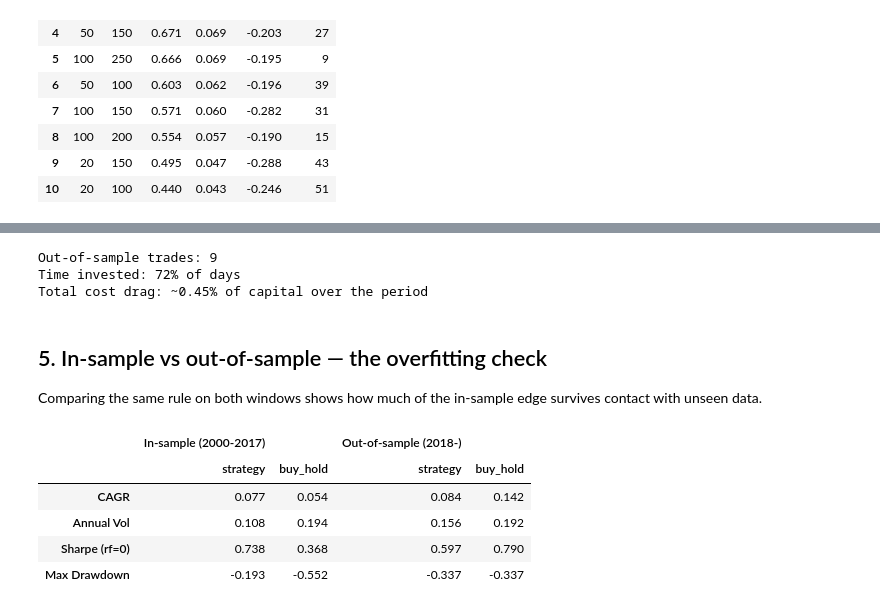
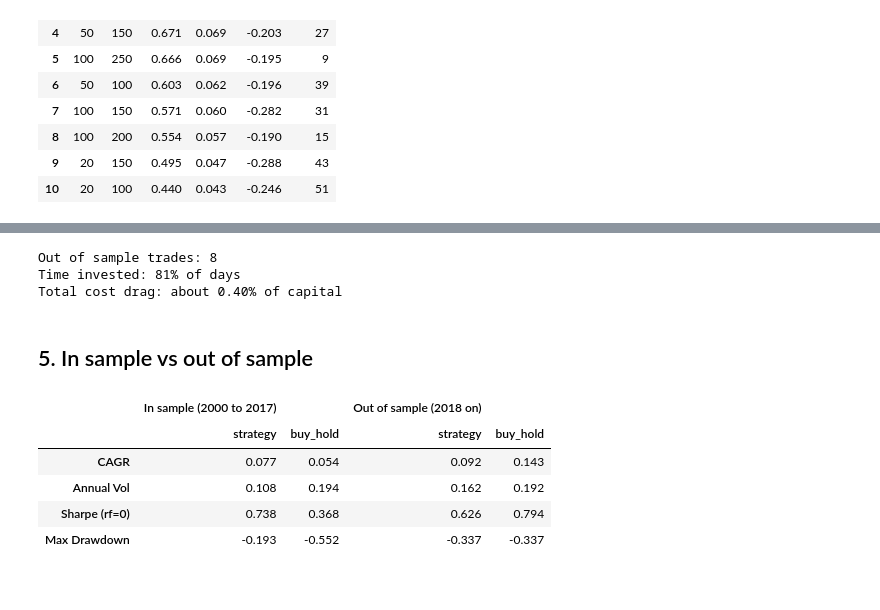
Before and after one commit to MatinNikoo/momentum-backtest, a Jupyter notebook: backtest.ipynb, the cells around one changed output, grey strips where cells are left out. Saved outputs shown, nothing was run; the diff lists cells and outputs as text; code cells hidden in the pictures.

```diff
--- a/backtest.ipynb
+++ b/backtest.ipynb
@@ -116,6 +101,10 @@ The frozen rule now runs on 2018–present — data it has never influenced.
 # %%
-pos_oos = bc.ma_crossover_positions(out_sample, FAST, SLOW)
-results_oos = bc.run_backtest(out_sample, pos_oos, cost_bps=COST_BPS)
+pos_full = bc.ma_crossover_positions(prices, FAST, SLOW)      # warmed up on all history
+results_full = bc.run_backtest(prices, pos_full, cost_bps=COST_BPS)
+
+results_oos = results_full[results_full.index >= SPLIT_DATE]
+results_ins = results_full[results_full.index <  SPLIT_DATE]
+pos_oos = pos_full[pos_full.index >= SPLIT_DATE]
 
 summary_oos = bc.summarize(results_oos)
 summary_oos.round(3)
@@ -146,33 +132,25 @@ plt.tight_layout(); plt.show()
 # %%
-# How often does the strategy actually trade, and when is it in the market?
 n_trades = int(pos_oos.diff().abs().sum())
-pct_invested = pos_oos.mean()
-print(f"Out-of-sample trades: {n_trades}")
-print(f"Time invested: {pct_invested:.0%} of days")
-print(f"Total cost drag: ~{n_trades * COST_BPS / 100:.2f}% of capital over the period")
+print(f"Out of sample trades: {n_trades}")
+print(f"Time invested: {pos_oos.mean():.0%} of days")
+print(f"Total cost drag: about {n_trades * COST_BPS / 100:.2f}% of capital")
 # %% [output]
-Out-of-sample trades: 9
-Time invested: 72% of days
-Total cost drag: ~0.45% of capital over the period
+Out of sample trades: 8
+Time invested: 81% of days
+Total cost drag: about 0.40% of capital
-# %% [markdown]
-## 5. In-sample vs out-of-sample — the overfitting check
-
-Comparing the same rule on both windows shows how much of the in-sample edge
-survives contact with unseen data.
+# %% [markdown]
+## 5. In sample vs out of sample
 # %%
-pos_ins = bc.ma_crossover_positions(in_sample, FAST, SLOW)
-results_ins = bc.run_backtest(in_sample, pos_ins, cost_bps=COST_BPS)
-
 comparison = pd.concat(
-    {"In-sample (2000-2017)": bc.summarize(results_ins),
-     "Out-of-sample (2018-)": summary_oos},
+    {"In sample (2000 to 2017)": bc.summarize(results_ins),
+     "Out of sample (2018 on)": summary_oos},
     axis=1,
 )
 comparison.round(3)
 # %% [output]
-|  | In-sample (2000-2017) |  | Out-of-sample (2018-) |  |
+|  | In sample (2000 to 2017) |  | Out of sample (2018 on) |  |
 |  | strategy | buy_hold | strategy | buy_hold |
-| CAGR | 0.077 | 0.054 | 0.084 | 0.142 |
-| Annual Vol | 0.108 | 0.194 | 0.156 | 0.192 |
-| Sharpe (rf=0) | 0.738 | 0.368 | 0.597 | 0.790 |
+| CAGR | 0.077 | 0.054 | 0.092 | 0.143 |
+| Annual Vol | 0.108 | 0.194 | 0.162 | 0.192 |
+| Sharpe (rf=0) | 0.738 | 0.368 | 0.626 | 0.794 |
 | Max Drawdown | -0.193 | -0.552 | -0.337 | -0.337 |
```
Also changed, not shown: parts of 28 cells of this notebook, 9 other files.
